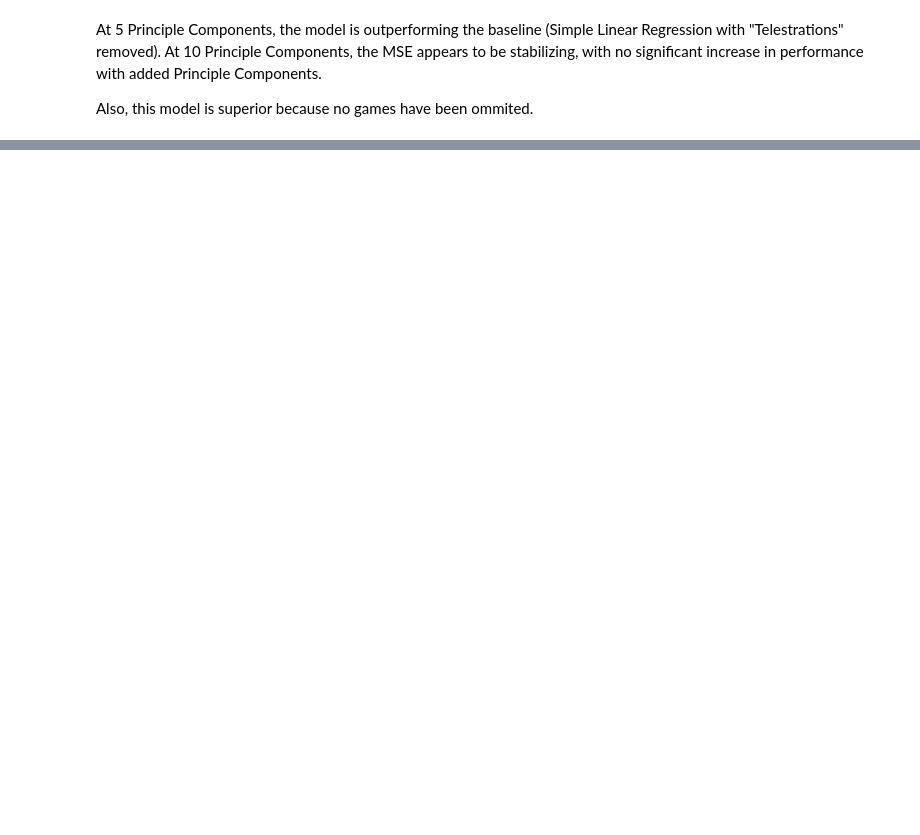
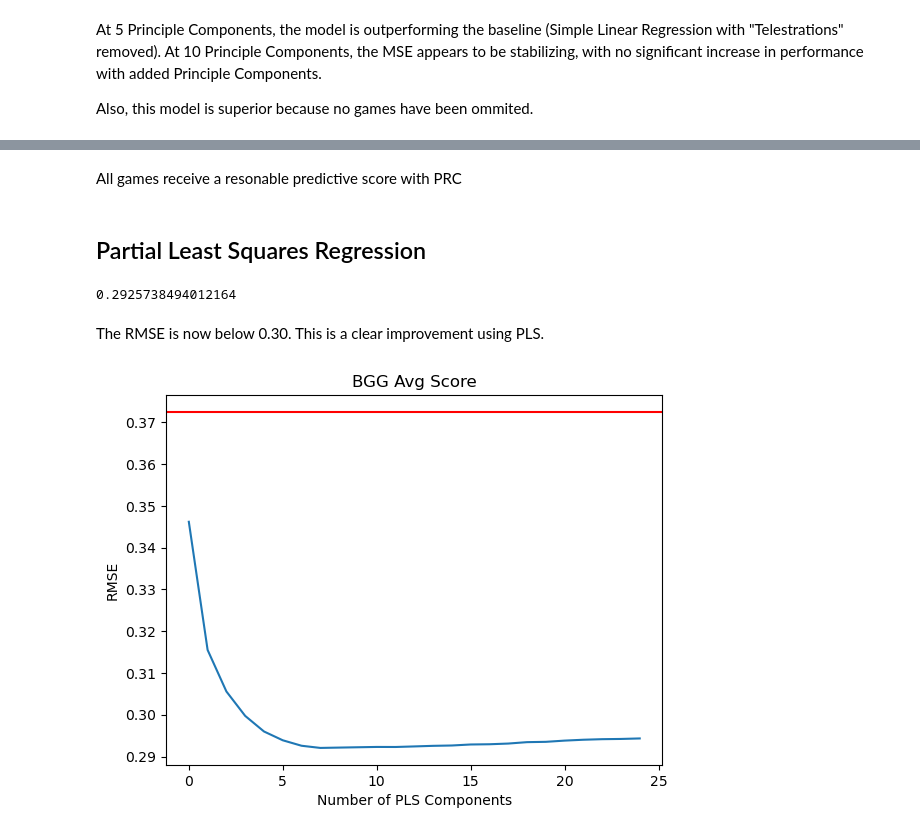
Before and after one commit to haddocksmack/bgg_ml, a Jupyter notebook: BGG_ML.ipynb, the cells around one changed output, grey strips where cells are left out. Drawn from its saved outputs; the diff is of its cells as text; code cells hidden in the pictures; blank space fills up the shorter version.

```diff
--- a/BGG_ML.ipynb
+++ b/BGG_ML.ipynb
@@ -326,0 +334,6 @@ Also, this model is superior because no games have been ommited.
+# %%
+# find if there are outlier games in different k-folds
+for i in range(2, 21):
+    outliers = find_outlier_games(X_train_reduced_10, y_train, names, i)
+    print(f'{i} folds - Outlier games:')
+    print('\t', outliers)
@@ -326,0 +358,63 @@ Also, this model is superior because no games have been ommited.
+# %% [markdown]
+All games receive a resonable predictive score with PRC
+# %% [markdown]
+## Partial Least Squares Regression
+# %%
+pls = PLSRegression(n_components=7)
+X_train_pls = pls.fit(X_train, y_train)
+# %%
+X_train_pls = pls.transform(X_train)
+# %%
+# K-Fold cross validation
+cv = KFold(n_splits=8)
+
+model = LinearRegression()
+
+scores = cross_val_score(
+    model,
+    X_train_pls,
+    y_train,
+    scoring='neg_mean_squared_error',
+    cv=cv
+)
+
+# Find RMSE
+rmse = np.mean(np.sqrt(np.absolute(scores)))
+rmse
+# %% [output]
+0.2925738494012164
+# %% [markdown]
+The RMSE is now below 0.30. This is a clear improvement using PLS.
+# %%
+cv = KFold(n_splits=8)
+
+model = LinearRegression()
+
+pls_rmses = []
+
+#Check 1-25 PLS components for RMSE
+for i in np.arange(1,26):
+    pls = PLSRegression(n_components=i)
+
+    X_train_pls = pls.fit(X_train, y_train)
+    X_train_pls = pls.transform(X_train)
+
+    scores = cross_val_score(
+        model,
+        X_train_pls,
+        y_train,
+        scoring='neg_mean_squared_error',
+        cv=cv
+    )
+
+    rmse = np.mean(np.sqrt(np.absolute(scores)))
+    pls_rmses.append(rmse)
+# %%
+plt.plot(pls_rmses, label='PLS')
+plt.axhline(rmse_no_tele, color='r')
+
+plt.xlabel('Number of PLS Components')
+plt.ylabel('RMSE')
+plt.title('BGG Avg Score');
+# %% [output]
+[figure, added]
```
Also changed, not shown: parts of 24 cells of this notebook, 1 other file.
